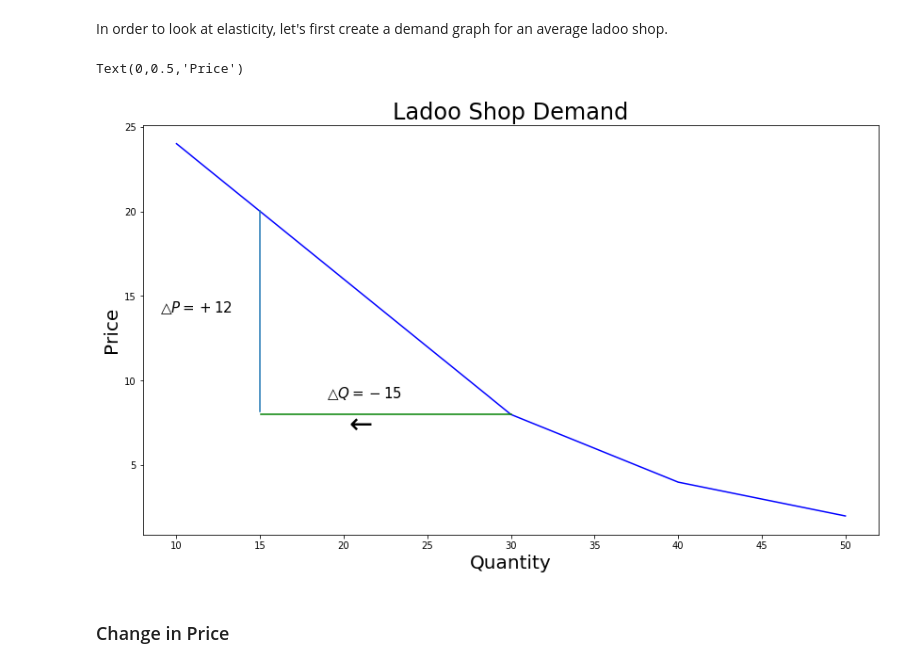
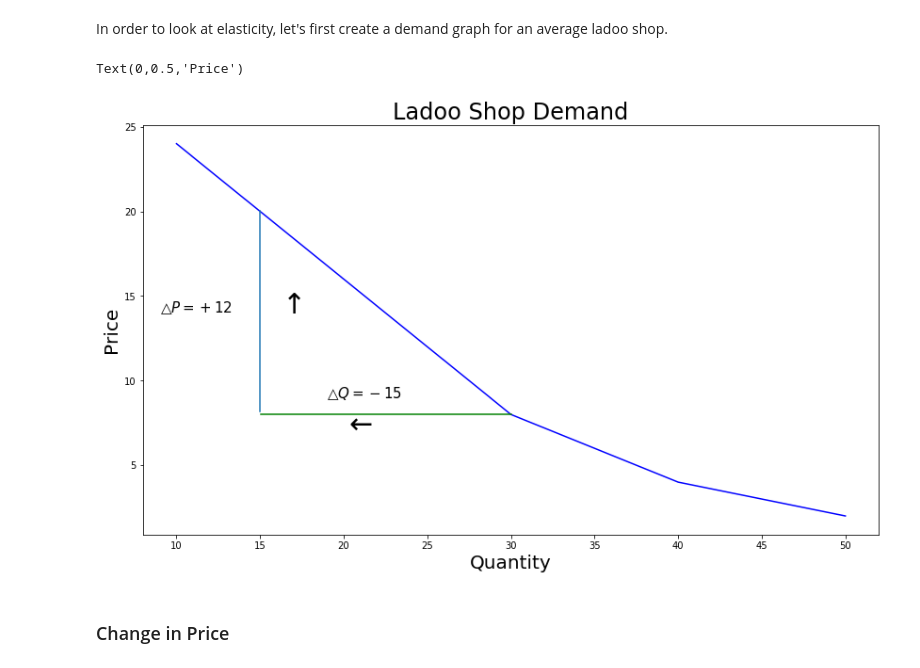
Before and after one commit to TheChanRProject/PieranDataAssistance, a Jupyter notebook: Nishant/elasticity-in-demand.ipynb, the cells around one changed output. Cells and saved outputs as stored; diff of their text form; code cells hidden in the pictures.

```diff
--- a/Nishant/elasticity-in-demand.ipynb
+++ b/Nishant/elasticity-in-demand.ipynb
@@ -33,19 +33,20 @@ In order to look at elasticity, let's first create a demand graph for an average
 # %%
 x_ladoo = np.array([10,20,30,40,50])
 y_ladoo = np.array([24,16,8,4,2])
 fig, ax = plt.subplots(figsize=(14,8))
 ax.plot(x_ladoo, y_ladoo, 'b-')
 plt.axhline(y=8, xmin=0.16, xmax=0.5, color='g')
 plt.axvline(x=15, ymin=0.301, ymax=0.79)
 ax.text(x=9, y=14, s=r"$\bigtriangleup P = +12$", fontsize=15)
+ax.text(x=16, y=14, s=r"$\uparrow $", fontsize=30)
 ax.text(x=19, y=9, s=r"$\bigtriangleup Q = -15 $", fontsize=15)
 ax.text(x=20, y=7, s=r"$\leftarrow $", fontsize=30)
 ax.set_title("Ladoo Shop Demand", size=24)
 ax.set_xlabel("Quantity", size=20)
 ax.set_ylabel("Price", size=20)
 # %% [output]
 Text(0,0.5,'Price')
-[figure, old version]
+[figure, new version]
 # %% [markdown]
 ### Change in Price
 # %% [markdown]
```
Also changed, not shown: parts of 1 cell of this notebook.
